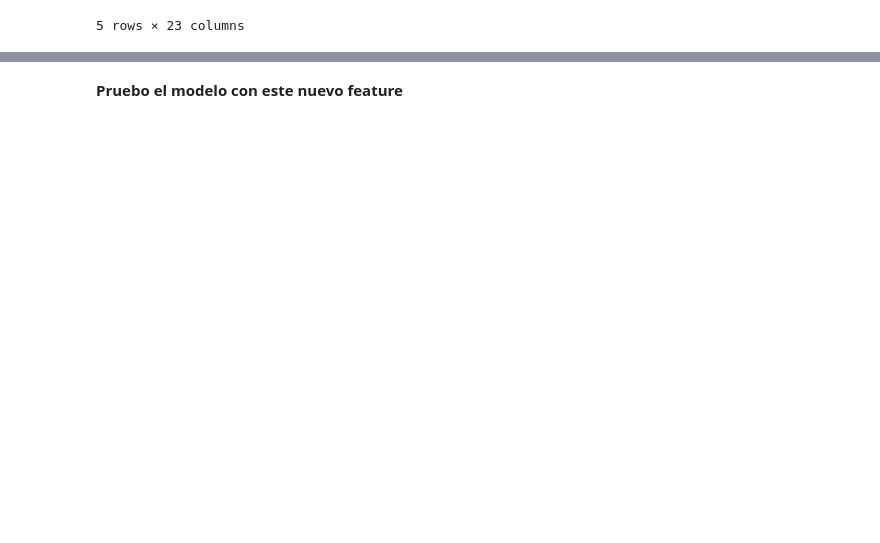
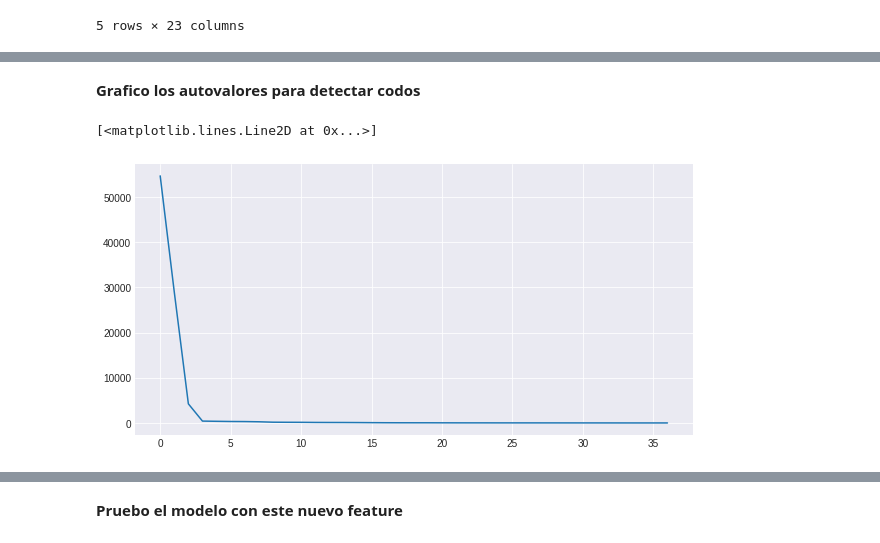
Before and after one commit to luctiz/Grupo43-TP2, a Jupyter notebook: TP2-Features-Soledad.ipynb, the cells around one changed output, grey strips where cells are left out. Cells and saved outputs as stored; diff of their text form; code cells hidden in the pictures; blank space fills up the shorter version.

```diff
--- a/TP2-Features-Soledad.ipynb
+++ b/TP2-Features-Soledad.ipynb
@@ -845,0 +203,10 @@ test.head()
+# %%
+Numericos=['antiguedad','habitaciones','garages','banos','metroscubiertos',\
+            'metrostotales','gimnasio','usosmultiples','piscina','escuelascercanas',\
+            'centroscomercialescercanos','puntaje_por_fecha']
+# %%
+# Utilizo el set de datos con todos los features creados hasta el momento
+data_features = train[Numericos].join(dummies)
+#Centro los datos
+centered = data_features - data_features.mean()
+centered.head()
@@ -845,0 +263,10 @@ test.head()
+# %% [markdown]
+**Grafico los autovalores para detectar codos**
+# %%
+#Set train
+plt.style.use('seaborn-darkgrid')
+plt.figure(figsize = (10,5))
+plt.plot(s)
+# %% [output]
+[<matplotlib.lines.Line2D at 0x...>]
+[figure, added]
```
Also changed, not shown: parts of 197 cells of this notebook, 1 other file.
